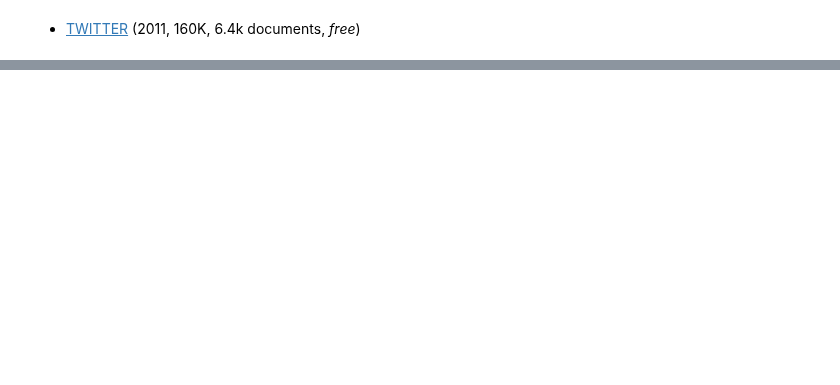
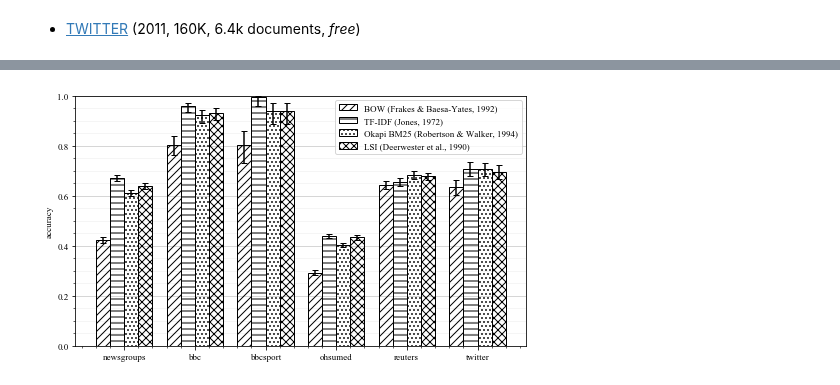
Before and after one commit to MIR-MU/regularized-embeddings, a Jupyter notebook: classification.ipynb, the cells around one changed output, grey strips where cells are left out. Saved outputs shown, nothing was run; the diff lists cells and outputs as text; code cells hidden in the pictures; blank space fills up the shorter version.

Commit message:
Update plot in classification notebook

```diff
--- a/classification.ipynb
+++ b/classification.ipynb
@@ -45,7 +45,7 @@ configurations = [
     ('vsm', 'bm25', 'inner_product', 32),
     ('lsi', 'tfidf', 'inner_product', 32),
 ]
-friendly_names = {
+configuration_names = {
     ('vsm', 'bow', 'inner_product', 32): 'BOW (Frakes & Baesa-Yates, 1992)',
     ('vsm', 'tfidf', 'inner_product', 32): 'TF-IDF (Jones, 1972)',
     ('vsm', 'bm25', 'inner_product', 32): 'Okapi BM25 (Robertson & Walker, 1994)',
@@ -70,6 +70,7 @@ There are several parameters that are tuned by grid search.
 # %%
 from common import ClassificationResult
 
+dataset_names = []
 results = dict()
 
 
@@ -84,6 +85,7 @@ def load_results(name, dataset_loader):
         Loads training, validation, and test sets from the dataset.
     """
 
+    dataset_names.append(name)
     results[name] = dict()
     datasets = None
     for configuration in configurations:
@@ -257,2 +211,0 @@ results['newsgroups'][('vsm', 'tfidf', 'inner_product', 32)].accuracy()
-# %%
-results['newsgroups2'] = results['newsgroups']
@@ -405,0 +212,55 @@ plt.show()
+# %%
+%matplotlib inline
+
+from itertools import cycle
+
+import numpy as np
+import matplotlib.pyplot as plt
+from matplotlib import rcParams
+
+num_bars = len(configurations)
+bar_width = 1.0 / (num_bars + 1)
+bar_ys, bar_yerrs_lower, bar_yerrs_upper = list(zip(*map(lambda x: zip(*x), (
+    (
+        (
+            results[name][configuration].accuracy()[0],
+            results[name][configuration].accuracy()[0] - results[name][configuration].accuracy()[1],
+            results[name][configuration].accuracy()[2] - results[name][configuration].accuracy()[0],
+        )
+        for name in dataset_names
+    )
+    for configuration in configurations
+))))
+bar_xs = [
+    np.arange(len(dataset_names)) + bar_width * (bar_number - 0.5 * (num_bars - 1))
+    for bar_number in range(num_bars)
+]
+hatches = ('///', '--', '...', 'xxx', '\///', '\\\\', '*', 'o')
+
+rcParams['font.size'] = 9
+rcParams['font.family'] = 'serif'
+rcParams['font.serif'] = ['Times New Roman', 'TeX Gyre Termes']
+
+plt.figure(figsize=(7, 4))
+for x, y, yerr_lower, yerr_upper, label, hatch in zip(
+            bar_xs,
+            bar_ys,
+            bar_yerrs_lower,
+            bar_yerrs_upper,
+            map(lambda x: configuration_names[x], configurations),
+            cycle(hatches),
+        ):
+    yerr = (yerr_lower, yerr_upper)
+    plt.bar(x, y, width=bar_width, edgecolor='black', color='w', hatch=hatch, yerr=yerr, capsize=3, label=label)
+plt.xticks(bar_xs[num_bars // 2] - 0.5 * bar_width, dataset_names)
+plt.minorticks_on()
+plt.ylabel('accuracy')
+plt.ylim((0.0, 1.0))
+plt.legend(loc='upper right')
+plt.grid(axis='y', which='major', color='k', alpha=0.2)
+plt.grid(axis='y', which='minor', color='k', alpha=0.05)
+plt.tight_layout()
+plt.savefig('classification.pdf')
+plt.show()
+# %% [output]
+[figure, added]
```
Also changed, not shown: parts of 18 cells of this notebook.
